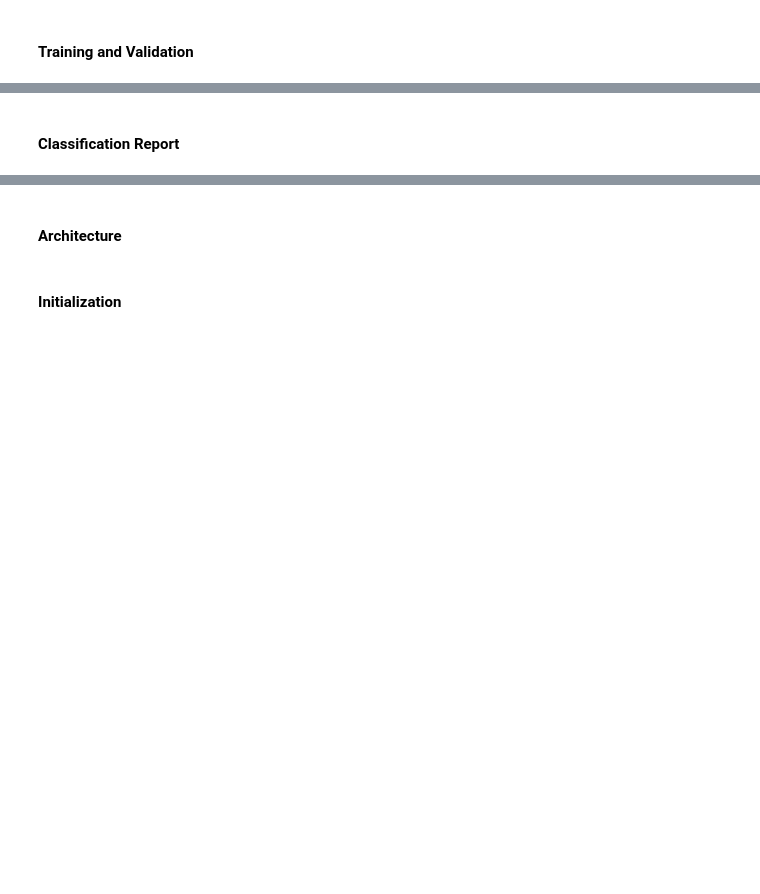
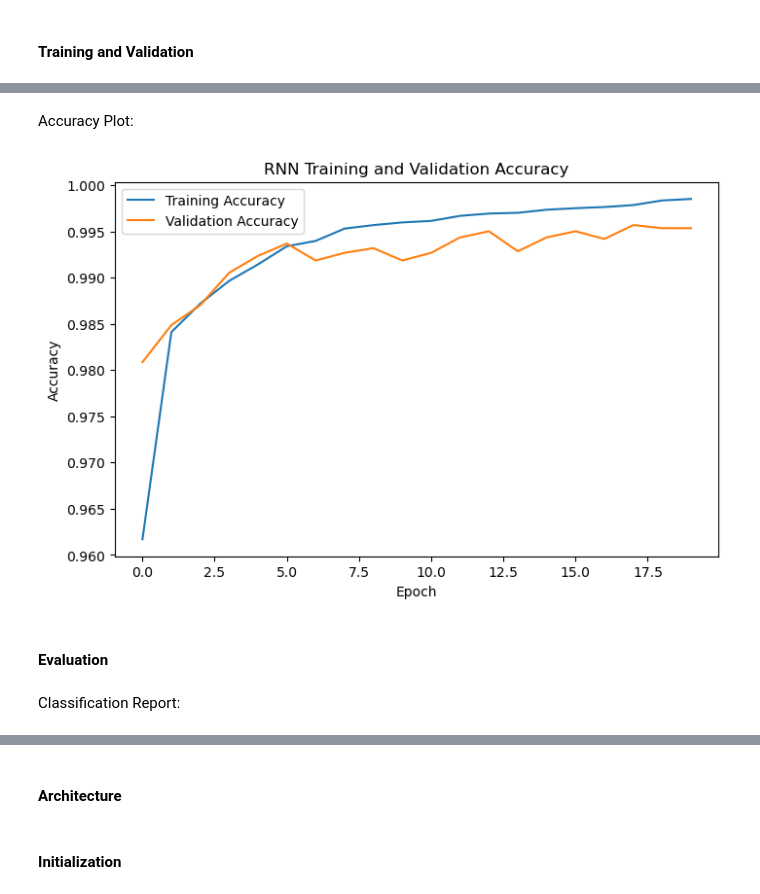
Before and after one commit to Joaomuianga/ML-team-collaboration, a Jupyter notebook: 3_TimeSeries/notebooks/Team11_TimeSeries_Notebook.ipynb, the cells around one changed output, grey strips where cells are left out. Drawn from its saved outputs; the diff is of its cells as text; code cells hidden in the pictures; blank space fills up the shorter version.

```diff
--- a/3_TimeSeries/notebooks/Team11_TimeSeries_Notebook.ipynb
+++ b/3_TimeSeries/notebooks/Team11_TimeSeries_Notebook.ipynb
@@ -568,0 +791,15 @@ It can be done using LabelEncoder() but, as there are only 3 classes, we can do
+# %% [markdown]
+Accuracy Plot:
+# %%
+plt.figure(figsize=(8, 5))
+plt.plot(train_acc, label="Training Accuracy")
+plt.plot(test_acc, label="Validation Accuracy")
+plt.xlabel("Epoch")
+plt.ylabel("Accuracy")
+plt.title("RNN Training and Validation Accuracy")
+plt.legend()
+plt.show()
+# %% [output]
+[figure, added]
+# %% [markdown]
+#### Evaluation
@@ -569,2 +825,2 @@ It can be done using LabelEncoder() but, as there are only 3 classes, we can do
 # %% [markdown]
-#### Classification Report
+Classification Report:
```
Also changed, not shown: parts of 48 cells of this notebook.
